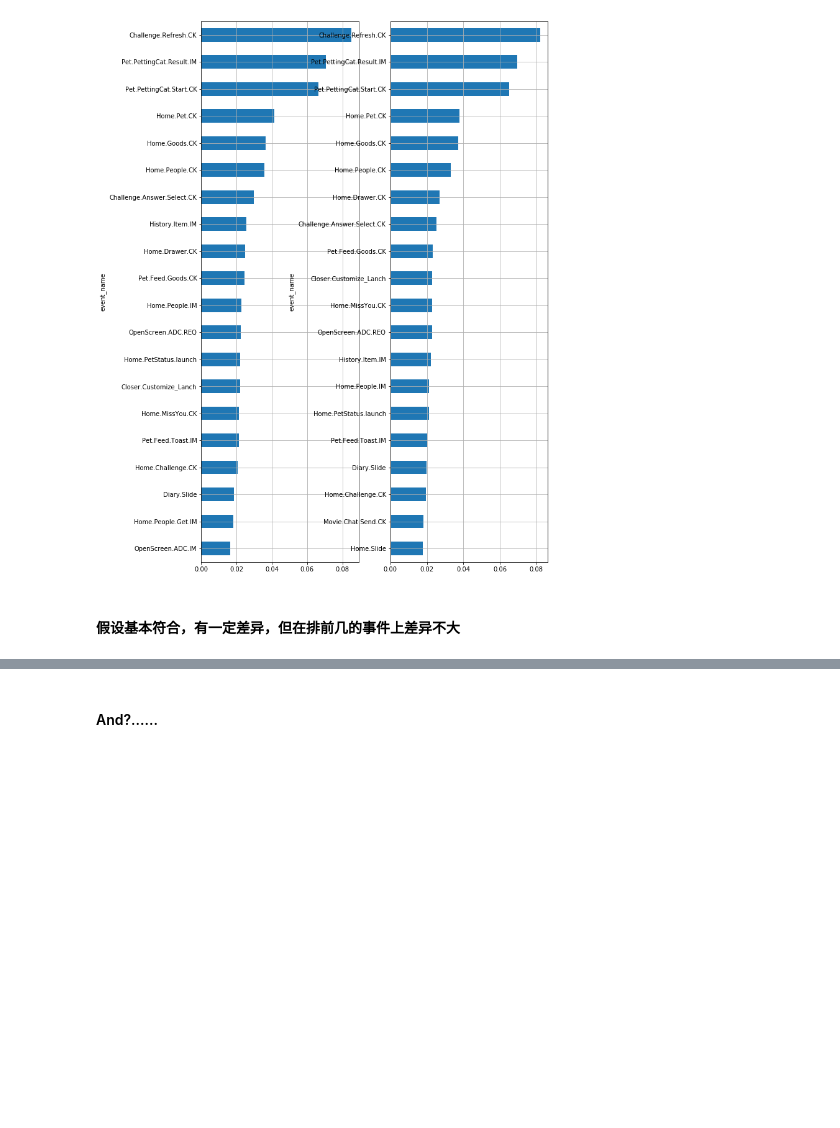
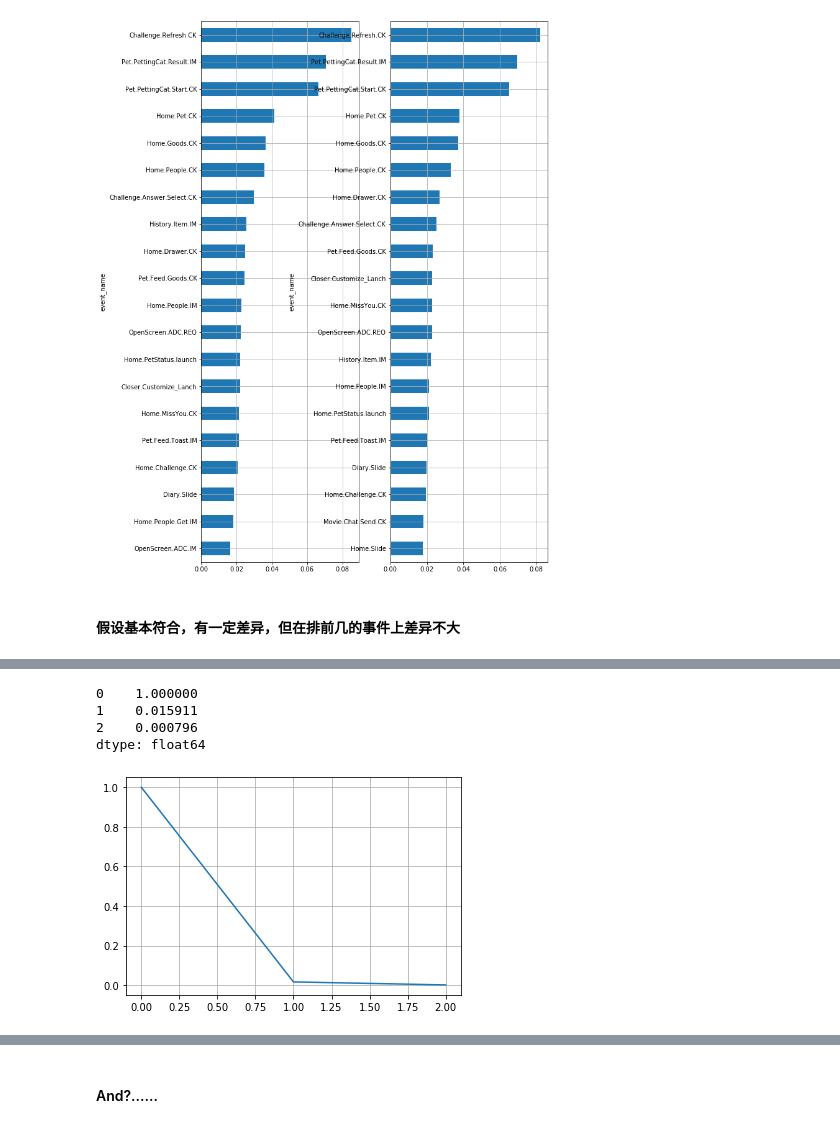
Before and after one commit to huji0624/data_analyze_course, a Jupyter notebook: 数据分析入门.ipynb, the cells around one changed output, grey strips where cells are left out. Saved outputs shown, nothing was run; the diff lists cells and outputs as text; code cells hidden in the pictures; blank space fills up the shorter version.

```diff
--- a/数据分析入门.ipynb
+++ b/数据分析入门.ipynb
@@ -808,0 +837,8 @@ compare_top(df3,df5)
+# %%
+filter(df,["Home.People.IM","Diary.CK","Diary.IM"])
+# %% [output]
+0    1.000000
+1    0.015911
+2    0.000796
+dtype: float64
+[figure, added]
```
Also changed, not shown: parts of 5 cells of this notebook, 2 other files.
